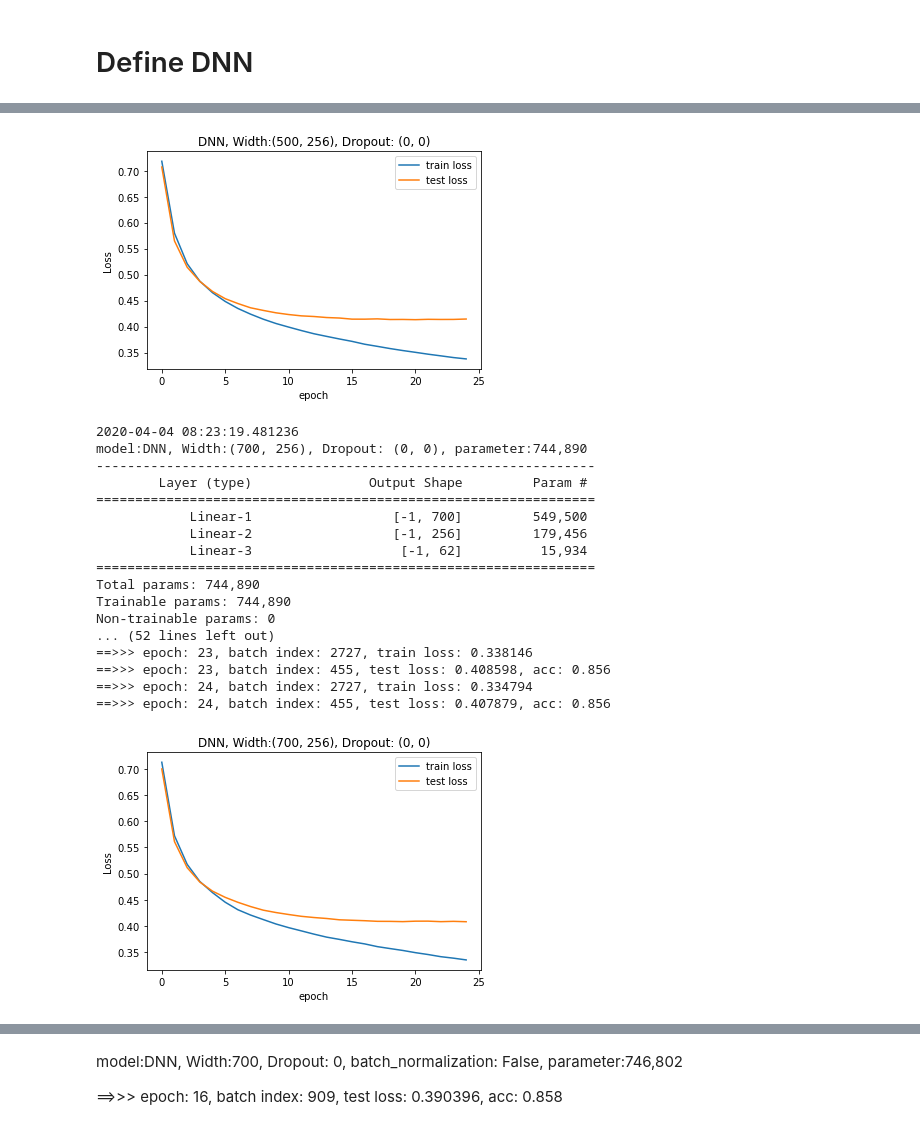
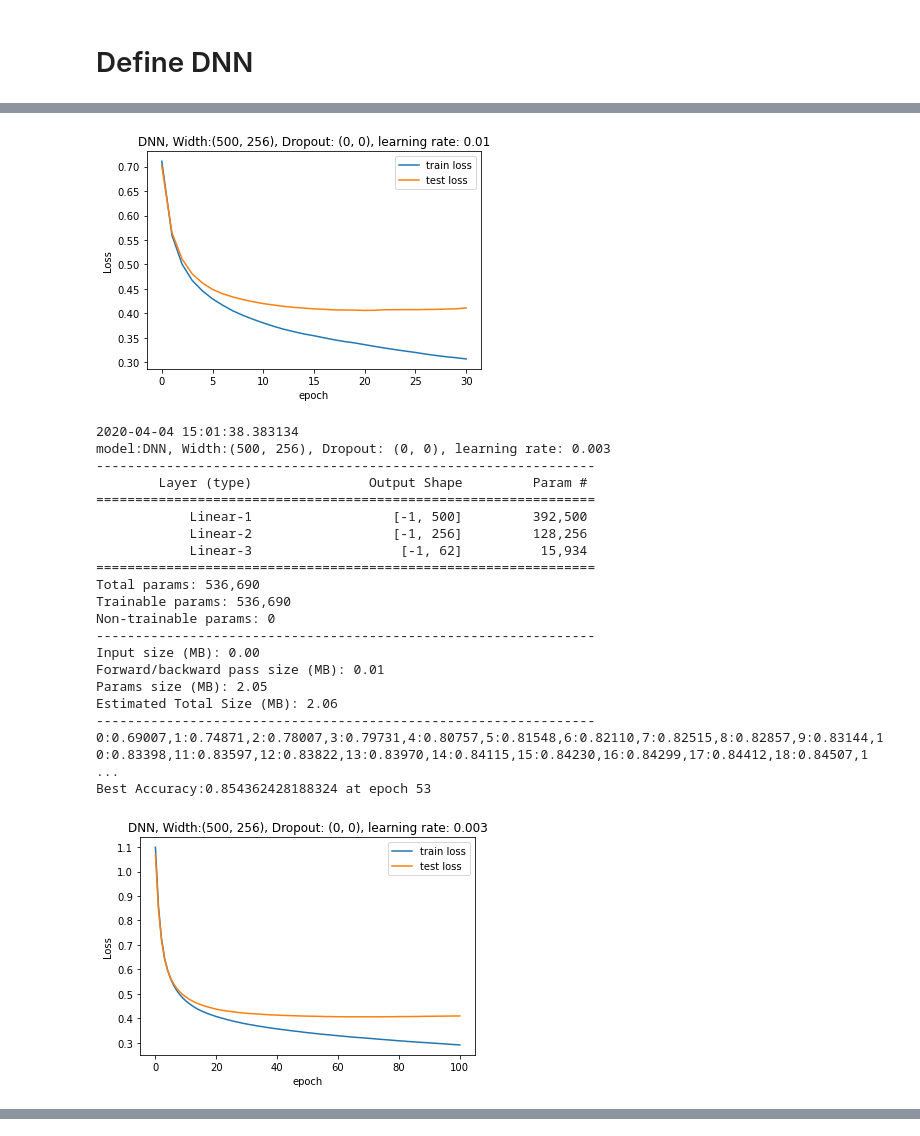
Before and after one commit to woodychang0611/EMNIST, a Jupyter notebook: EMNIST_DNN.ipynb, the cells around one changed output, grey strips where cells are left out. Saved outputs shown, nothing was run; the diff lists cells and outputs as text; code cells hidden in the pictures.

```diff
--- a/EMNIST_DNN.ipynb
+++ b/EMNIST_DNN.ipynb
@@ -48,7 +48,7 @@ else:
   print (f'dataset_path "{dataset_path}" not found')
   exit(0)
 
-batch_size = 256
+batch_size = 2048
 
 train_loader = torch.utils.data.DataLoader(
                  dataset=train_set,
@@ -58,11 +58,9 @@ test_loader = torch.utils.data.DataLoader(
                 dataset=test_set,
                 batch_size=batch_size,
                 shuffle=False)
-print(datetime.datetime.now())
+print ("Load training and testing data to memory")
 preload_train_data = list(enumerate(train_loader))
-print(datetime.datetime.now())
 preload_test_data = list(enumerate(test_loader))
-print(datetime.datetime.now())
 # %% [output]
 CUDA available
 Dataset loaded, 697,932 training set, 116,323 testing set
@@ -90,12 +86,14 @@ def plot_graph(name,train_loss,test_loss):
 # %%
 #DNN
 class DNN(nn.Module):
-    def __init__(self,dropouts=(0,),layer_widths=(512,)):
+    def __init__(self,dropouts=(0,),layer_widths=(512,),lr=0.1,epoch=30):
         super(DNN, self).__init__()
         if (len(dropouts) != len(layer_widths) or len(dropouts)<=0 or len(layer_widths)<=0):
           raise Exception ("dropouts and layer_widths must have same width and greater than 0")
         self.dropouts=dropouts
         self.layer_widths = layer_widths
+        self.lr =lr
+        self.epoch= epoch
         input_width = 28*28
         self.fc = nn.ModuleList()
         for width in self.layer_widths:
@@ -113,27 +111,30 @@ class DNN(nn.Module):
         return x
     @property
     def name(self):
-        return f"DNN, Width:{self.layer_widths}, Dropout: {self.dropouts}"
+        return f"DNN, Width:{self.layer_widths}, Dropout: {self.dropouts}, learning rate: {self.lr}"
 # %%
 models = (
-    DNN(layer_widths = (500,256,), dropouts = (0,0,)),
-    DNN(layer_widths = (700,256,), dropouts = (0,0,)),
-    DNN(layer_widths = (700,500,256,), dropouts = (0,0,0,)),
-    DNN(layer_widths = (700,500,256,), dropouts = (0.2,0,0,)),
+    DNN(layer_widths = (500,256,), dropouts = (0,0,),lr=0.01,epoch=30),
+    DNN(layer_widths = (500,256,), dropouts = (0,0,),lr=0.003,epoch=100),
+    DNN(layer_widths = (700,256,), dropouts = (0,0,),lr=0.003,epoch=100),
+    DNN(layer_widths = (700,500,256,), dropouts = (0,0,0,),lr=0.003,epoch=100),
+    #DNN(layer_widths = (700,500,256,), dropouts = (0.3,0.3,0,),lr=0.003,epoch=100)
     )
 sample_limit = 100000000
 for model in models:
   name = model.name
   print(datetime.datetime.now())
-  optimizer = torch.optim.SGD(model.parameters(), lr=0.01, momentum=0.9)
+  optimizer = torch.optim.SGD(model.parameters(), lr=model.lr, momentum=0.9)
   parameter_len = sum(p.numel() for p in model.parameters() if p.requires_grad)
-  print(f'model:{name}, parameter:{parameter_len:,}')
+  print(f'model:{name}')
   train_loss=[]
   test_loss=[]
   if use_cuda:
     model.cuda()
   summary(model,(1,28,28))
-  for epoch in range(25):
+  best_acc = 0
+  best_epoch = 0
+  for epoch in range(model.epoch+1):
     # training
     ave_loss = 0
     for batch_idx, (x, target) in preload_train_data:
@@ -145,7 +146,7 @@ for model in models:
         loss.backward()
         optimizer.step()
         if (batch_idx+1) == len(train_loader) or batch_idx >sample_limit:
-            print (f'==>>> epoch: {epoch}, batch index: {batch_idx+1}, train loss: {ave_loss:.6f}')
+            #print (f'==>>> epoch: {epoch}, batch index: {batch_idx+1}, train loss: {ave_loss:.6f}')
             break
     train_loss.append(ave_loss)
     # testing
@@ -161,8 +162,14 @@ for model in models:
         # smooth average
         ave_loss = ave_loss * 0.9 + loss.data * 0.1
         if (batch_idx) == len(test_loader)-1 or batch_idx >sample_limit:
-            print (f'==>>> epoch: {epoch}, batch index: {batch_idx+1}, test loss: {ave_loss:.6f}, acc: {correct_cnt * 1.0 / total_cnt:.3f}')
+            #print (f'==>>> epoch: {epoch}, batch index: {batch_idx+1}, test loss: {ave_loss:.6f}, acc: {correct_cnt * 1.0 / total_cnt:.3f}')
             break
+    acc = correct_cnt * 1.0 / total_cnt
+    print(f'{epoch}:{acc:.5f}', end=',')
     test_loss.append(ave_loss)
+    if (acc > best_acc):
+      best_acc = acc
+      best_epoch = epoch
+  print (f"\nBest Accuracy:{best_acc} at epoch {best_epoch}")
   plot_graph(name,train_loss,test_loss)
 # %% [output]
@@ -186,19 +196,22 @@ Non-trainable params: 0
-[figure, old version]
+[figure, new version]
-2020-04-04 08:23:19.481236
-model:DNN, Width:(700, 256), Dropout: (0, 0), parameter:744,890
+2020-04-04 15:01:38.383134
+model:DNN, Width:(500, 256), Dropout: (0, 0), learning rate: 0.003
 ----------------------------------------------------------------
         Layer (type)               Output Shape         Param #
 ================================================================
-            Linear-1                  [-1, 700]         549,500
-            Linear-2                  [-1, 256]         179,456
+            Linear-1                  [-1, 500]         392,500
+            Linear-2                  [-1, 256]         128,256
             Linear-3                   [-1, 62]          15,934
 ================================================================
-Total params: 744,890
-Trainable params: 744,890
+Total params: 536,690
+Trainable params: 536,690
 Non-trainable params: 0
-... (52 lines left out)
-==>>> epoch: 23, batch index: 2727, train loss: 0.338146
-==>>> epoch: 23, batch index: 455, test loss: 0.408598, acc: 0.856
-==>>> epoch: 24, batch index: 2727, train loss: 0.334794
-==>>> epoch: 24, batch index: 455, test loss: 0.407879, acc: 0.856
+----------------------------------------------------------------
+Input size (MB): 0.00
+Forward/backward pass size (MB): 0.01
+Params size (MB): 2.05
+Estimated Total Size (MB): 2.06
+----------------------------------------------------------------
+0:0.69007,1:0.74871,2:0.78007,3:0.79731,4:0.80757,5:0.81548,6:0.82110,7:0.82515,8:0.82857,9:0.83144,10:0.83398,11:0.83597,12:0.83822,13:0.83970,14:0.84115,15:0.84230,16:0.84299,17:0.84412,18:0.84507,1 ...
+Best Accuracy:0.854362428188324 at epoch 53
-[figure, old version]
+[figure, new version]
@@ -240,4 +274,0 @@ Trainable params: 1,044,190
-# %% [markdown]
-model:DNN, Width:700, Dropout: 0, batch_normalization: False, parameter:746,802
-
-==>>> epoch: 16, batch index: 909, test loss: 0.390396, acc: 0.858
```
Also changed, not shown: parts of 3 cells of this notebook.
